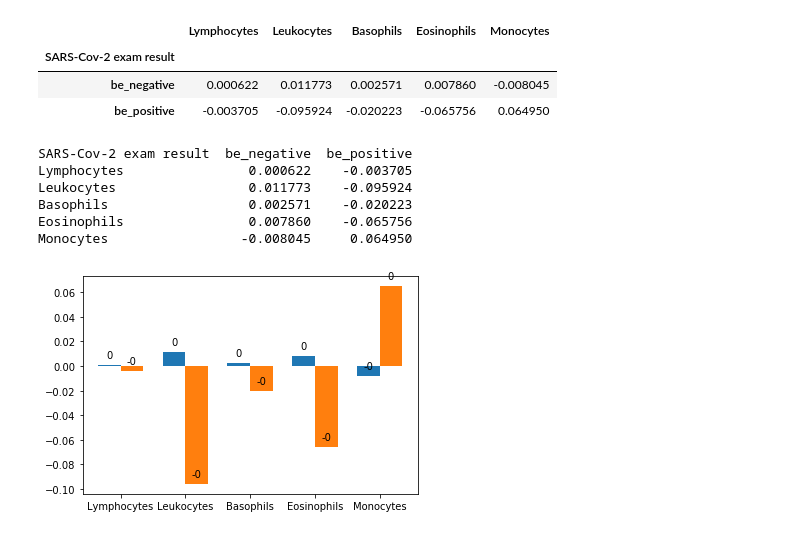
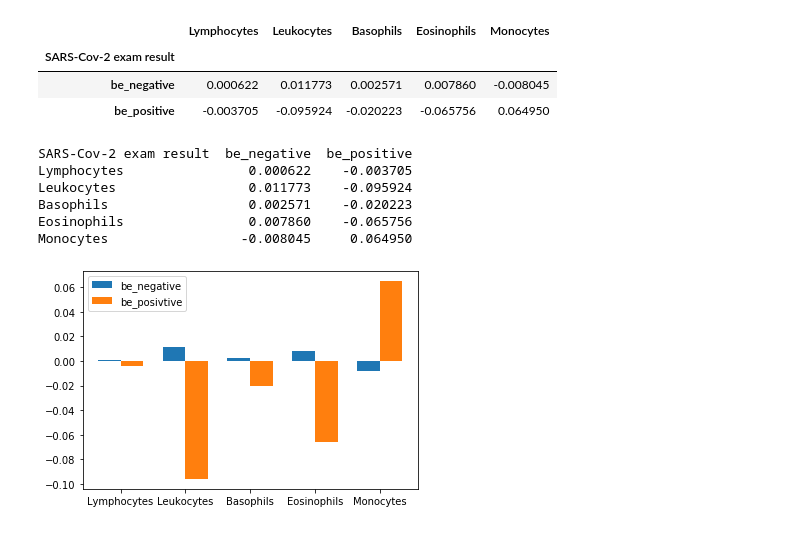
Before and after one commit to nawaritlk/Dataminig_Project_Visualization, a Jupyter notebook: realvisualization.ipynb, the cells around one changed output. Drawn from its saved outputs; the diff is of its cells as text; code cells hidden in the pictures.

```diff
--- a/realvisualization.ipynb
+++ b/realvisualization.ipynb
@@ -98,45 +94,47 @@ dataset
 # %%
 indx = np.arange(len(whiteBloodCell))
 print(dataset.T)
+
+#print(indx)
 
 Lymphocytes_means_negative = list(dataset.T['be_negative'])
 Lymphocytes_means_positve = list(dataset.T['be_positive'])
 bar_width = 0.35
 fig, ax = plt.subplots()
-barLymphocytes_negative = ax.bar(indx - bar_width/2,Lymphocytes_means_negative,bar_width,Label ='be_negative')
-barLymphocytes_positive = ax.bar(indx + bar_width/2,Lymphocytes_means_positve,bar_width,Label ='be_posivtive')
+bar_negative = ax.bar(indx - bar_width/2,Lymphocytes_means_negative,bar_width, label ='be_negative')
+bar_positive = ax.bar(indx + bar_width/2,Lymphocytes_means_positve,bar_width, label ='be_posivtive')
 
 ax.set_xticks(indx)
 ax.set_xticklabels(whiteBloodCell)
 
 #ax.set_yticks()
 #ax.set_yticklabels(Patient)
 
-#ax.legend()
+ax.legend()
 
-for i in indx:
-    ax.annotate('{0:.0f}'.format(barLymphocytes_negative[i].get_height()),
-                xy=(barLymphocytes_negative[i].get_x() + barLymphocytes_negative[i].get_width() /2, barLymphocytes_negative[i].get_height()),
-                xytext=(0,5),
-                textcoords='offset points',
-                ha='center',
-                va='bottom'
-               )
+#for i in indx:
+    #ax.annotate('{0:.0f}'.format(barLymphocytes_negative[i].get_height()),
+                #xy=(barLymphocytes_negative[i].get_x() + barLymphocytes_negative[i].get_width() /2, barLymphocytes_negative[i].get_height()),
+                #xytext=(0,5),
+                #textcoords='offset points',
+                #ha='center',
+                #va='bottom'
+              # )
 
-for i in indx:
-    ax.annotate('{0:.0f}'.format(barLymphocytes_positive[i].get_height()),
-                xy=(barLymphocytes_positive[i].get_x() + barLymphocytes_positive[i].get_width() /2, barLymphocytes_positive[i].get_height()),
-                xytext=(0,5),
-                textcoords='offset points',
-                ha='center',
-                va='bottom'
-               )
+#for i in indx:
+    #ax.annotate('{0:.0f}'.format(barLymphocytes_positive[i].get_height()),
+                #xy=(barLymphocytes_positive[i].get_x() + barLymphocytes_positive[i].get_width() /2, barLymphocytes_positive[i].get_height()),
+                #xytext=(0,5),
+                #textcoords='offset points',
+                #ha='center',
+                #va='bottom'
+               #)
 plt.show()
 # %% [output]
 SARS-Cov-2 exam result  be_negative  be_positive
 Lymphocytes                0.000622    -0.003705
 Leukocytes                 0.011773    -0.095924
 Basophils                  0.002571    -0.020223
 Eosinophils                0.007860    -0.065756
 Monocytes                 -0.008045     0.064950
-[figure, old version]
+[figure, new version]
```
Also changed, not shown: parts of 2 cells of this notebook, 3 other files.
